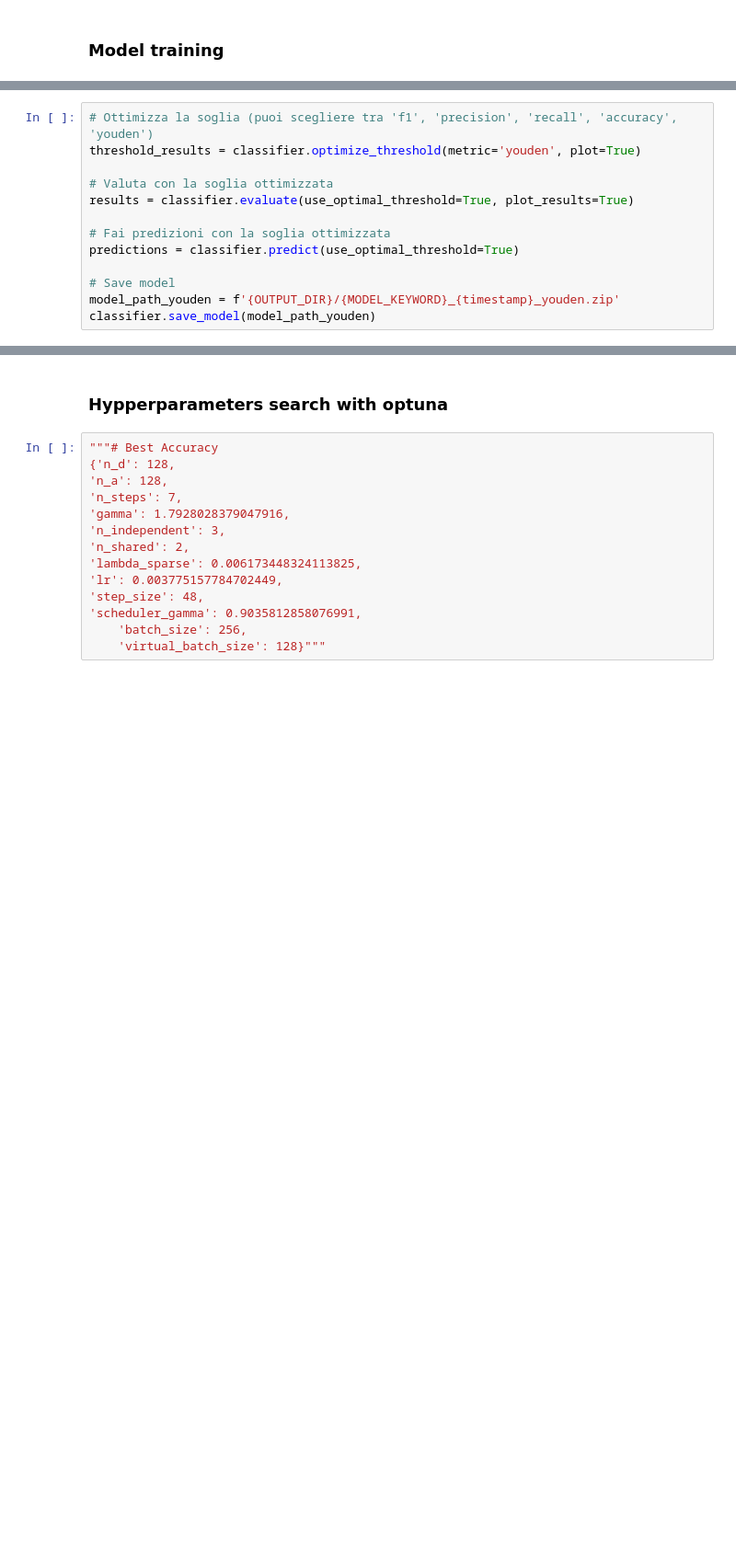
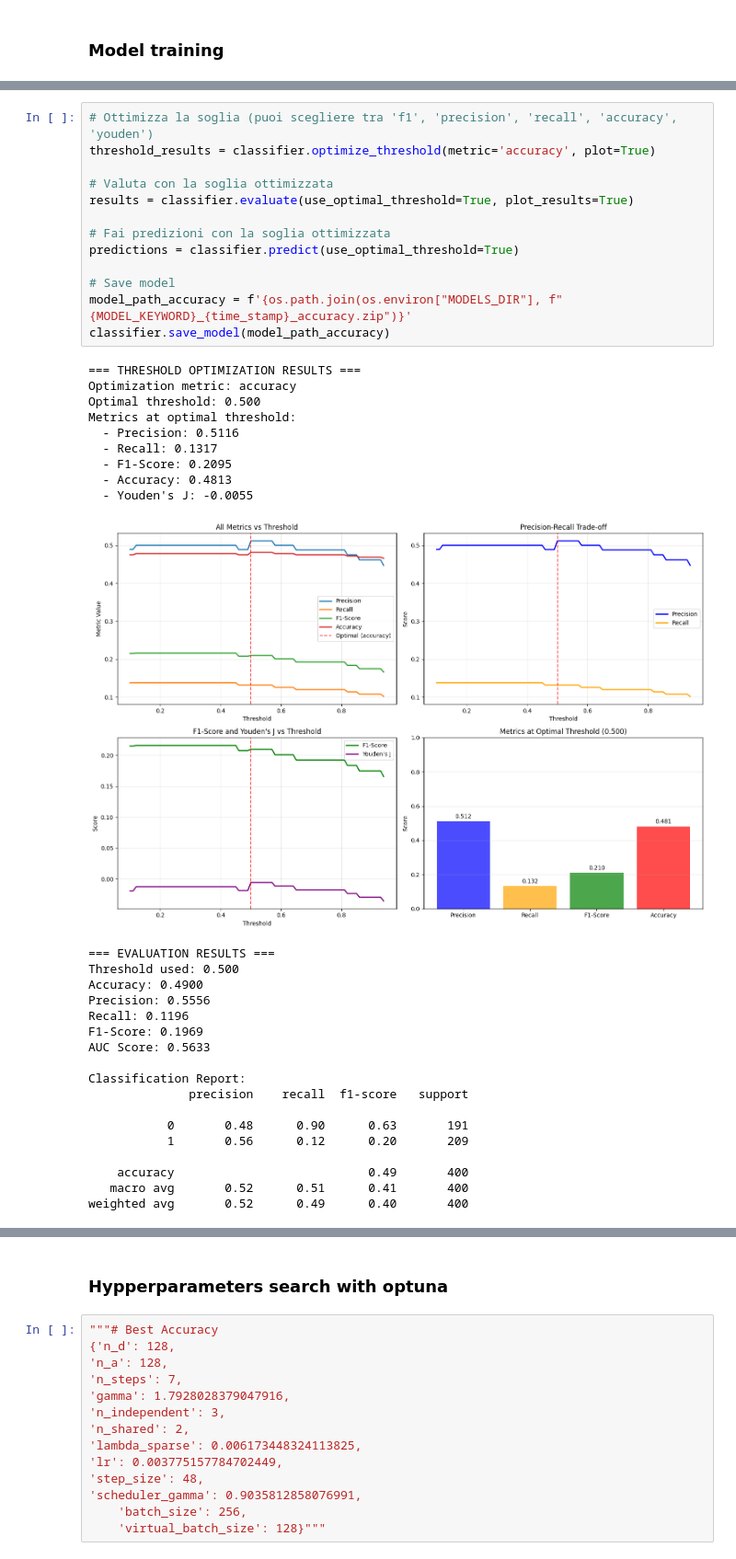
Before and after one commit to ScrPzz/rongowai-earth-surface-classifier, a Jupyter notebook: deliver/[model_training]geok_tabnet_dim_20.ipynb, the cells around one changed output, grey strips where cells are left out. Shown at 92% size. Cells and saved outputs as stored; diff of their text form; blank space fills up the shorter version.

```diff
--- a/deliver/[model_training]geok_tabnet_dim_20.ipynb
+++ b/deliver/[model_training]geok_tabnet_dim_20.ipynb
@@ -1248,13 +1343,41 @@ classifier.save_model(model_path_youden)
 # %%
 # Ottimizza la soglia (puoi scegliere tra 'f1', 'precision', 'recall', 'accuracy', 'youden')
-threshold_results = classifier.optimize_threshold(metric='youden', plot=True)
+threshold_results = classifier.optimize_threshold(metric='accuracy', plot=True)
 
 # Valuta con la soglia ottimizzata
 results = classifier.evaluate(use_optimal_threshold=True, plot_results=True)
 
 # Fai predizioni con la soglia ottimizzata
 predictions = classifier.predict(use_optimal_threshold=True)
 
 # Save model
-model_path_youden = f'{OUTPUT_DIR}/{MODEL_KEYWORD}_{timestamp}_youden.zip'
-classifier.save_model(model_path_youden)
+model_path_accuracy = f'{os.path.join(os.environ["MODELS_DIR"], f"{MODEL_KEYWORD}_{time_stamp}_accuracy.zip")}'
+classifier.save_model(model_path_accuracy)
+# %% [output]
+=== THRESHOLD OPTIMIZATION RESULTS ===
+Optimization metric: accuracy
+Optimal threshold: 0.500
+Metrics at optimal threshold:
+  - Precision: 0.5116
+  - Recall: 0.1317
+  - F1-Score: 0.2095
+  - Accuracy: 0.4813
+  - Youden's J: -0.0055
+[figure, added]
+=== EVALUATION RESULTS ===
+Threshold used: 0.500
+Accuracy: 0.4900
+Precision: 0.5556
+Recall: 0.1196
+F1-Score: 0.1969
+AUC Score: 0.5633
+
+Classification Report:
+              precision    recall  f1-score   support
+
+           0       0.48      0.90      0.63       191
+           1       0.56      0.12      0.20       209
+
+    accuracy                           0.49       400
+   macro avg       0.52      0.51      0.41       400
+weighted avg       0.52      0.49      0.40       400
```
Also changed, not shown: parts of 37 cells of this notebook, 8 other files.
